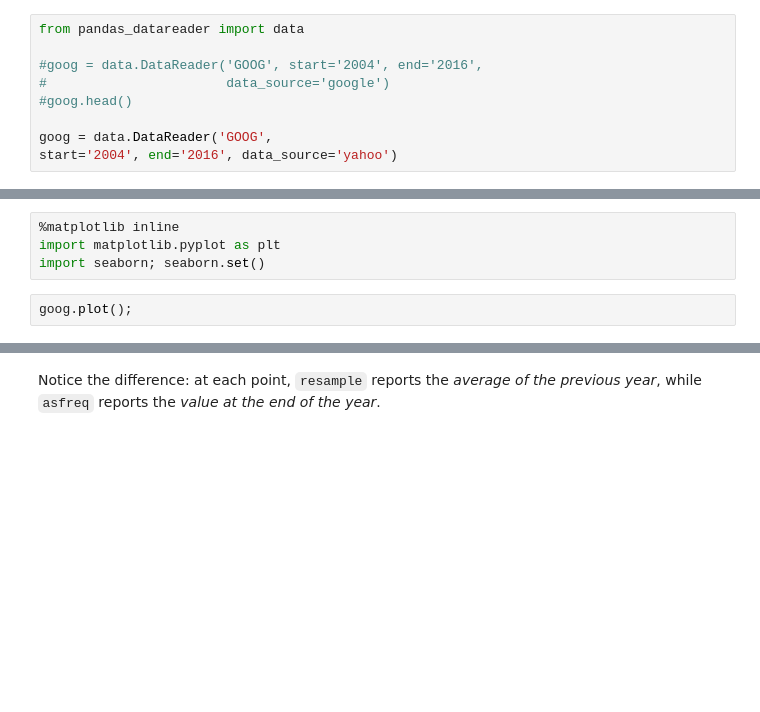
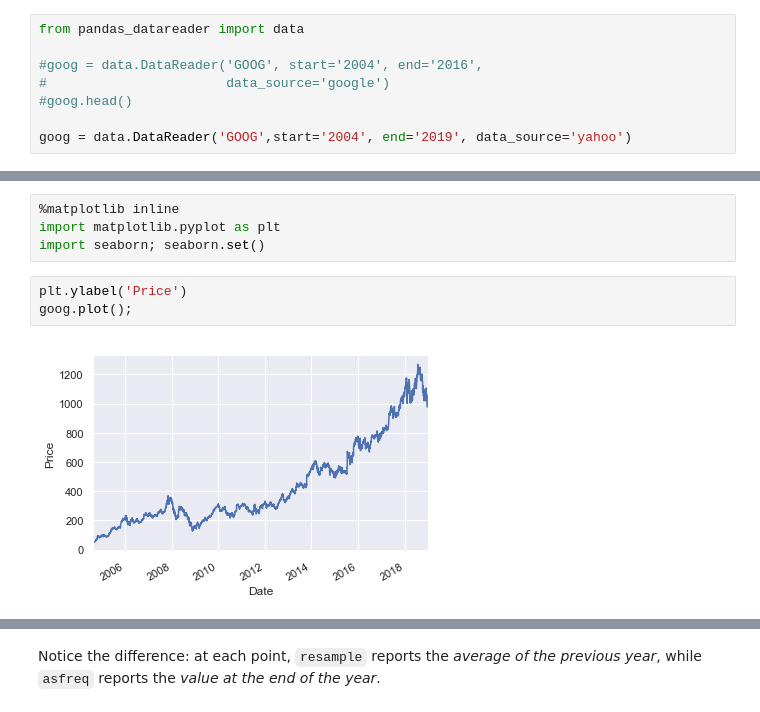
Before and after one commit to learn-co-students/ds-atlanta-06_24_19, a Jupyter notebook: module_4/week_2/day_3/03.11-Working-with-Time-Series.ipynb, the cells around one changed output, grey strips where cells are left out. Saved outputs shown, nothing was run; the diff lists cells and outputs as text; blank space fills up the shorter version.

```diff
--- a/module_4/week_2/day_3/03.11-Working-with-Time-Series.ipynb
+++ b/module_4/week_2/day_3/03.11-Working-with-Time-Series.ipynb
@@ -272,8 +370,7 @@ from pandas_datareader import data
 #                       data_source='google')
 #goog.head()
 
-goog = data.DataReader('GOOG',
-start='2004', end='2016', data_source='yahoo')
+goog = data.DataReader('GOOG',start='2004', end='2019', data_source='yahoo')
 # %% [markdown]
 For simplicity, we'll use just the closing price:
 # %%
@@ -284,7 +381,10 @@ We can visualize this using the ``plot()`` method, after the normal Matplotlib s
 %matplotlib inline
 import matplotlib.pyplot as plt
 import seaborn; seaborn.set()
-# %%
-goog.plot();
+# %%
+plt.ylabel('Price')
+goog.plot();
+# %% [output]
+[figure, added]
 # %% [markdown]
 ### Resampling and converting frequencies
```
Also changed, not shown: parts of 28 cells of this notebook.
